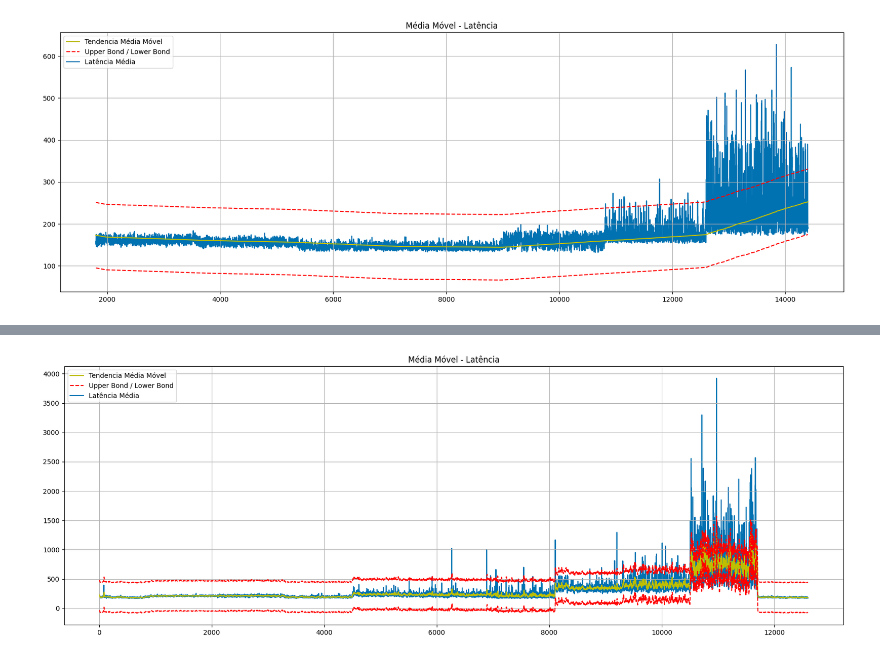
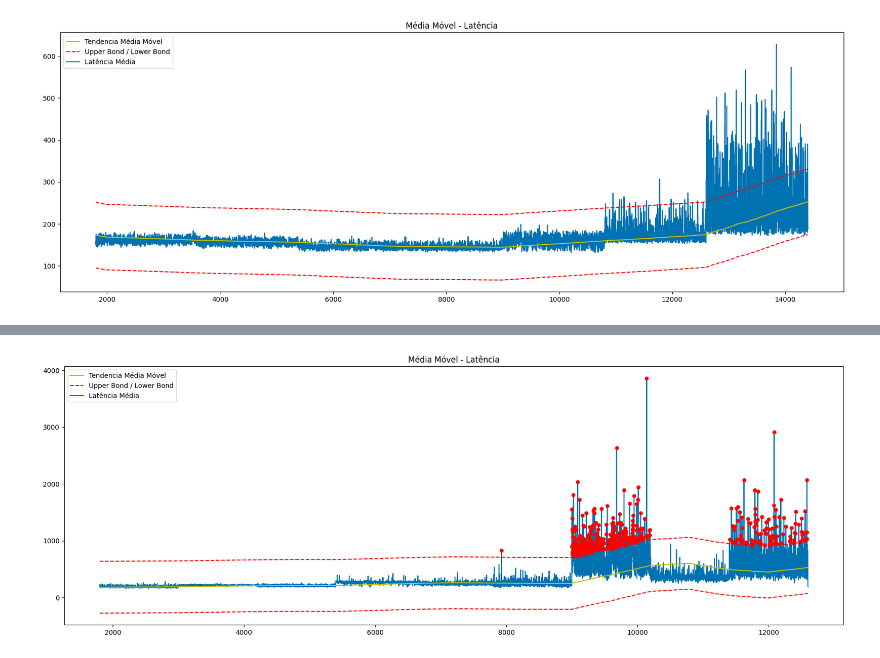
Before and after one commit to pserpaschiavo/svc-degradation-detection, a Jupyter notebook: python/notebooks/00_time_series_analisys.ipynb, the cells around one changed output, grey strips where cells are left out. Drawn from its saved outputs; the diff is of its cells as text; code cells hidden in the pictures.

```diff
--- a/python/notebooks/00_time_series_analisys.ipynb
+++ b/python/notebooks/00_time_series_analisys.ipynb
@@ -27,7 +27,7 @@ plt.style.use('seaborn-v0_8-colorblind')
 def mean_absolute_percentage_error(y_true, y_pred):
     return np.mean(np.abs((y_true - y_pred) / y_true)) * 100
 # %%
-def plotMovingAverage(series, pos_init, pos_final, plot_intervals=False, scale=1.96, plot_anomalies=False):
+def plotMovingAverage(series, pos_init, pos_final, assintotas = False, sub_assintotas = False, plot_intervals=False, scale=1.96, plot_anomalies=False):
 
     """
         series - dataframe with timeseries
@@ -41,7 +41,7 @@ def plotMovingAverage(series, pos_init, pos_final, plot_intervals=False, scale=1
     plt.figure(figsize=(21,7))
     # plt.title("Moving average\n window size = {}".format(window))
     plt.title("Média Móvel - Latência")
-    plt.plot(rolling_mean, "y", label="Tendencia Média Móvel", zorder = 2)
+    plt.plot(rolling_mean[pos_init:pos_final], "y", label="Tendencia Média Móvel", zorder = 2)
 
     # Plot confidence intervals for smoothed values
     if plot_intervals:
@@ -49,8 +49,8 @@ def plotMovingAverage(series, pos_init, pos_final, plot_intervals=False, scale=1
         deviation = np.std(series[pos_init:pos_final] - rolling_mean[pos_init:pos_final])
         lower_bond = rolling_mean - (mae + scale * deviation)
         upper_bond = rolling_mean + (mae + scale * deviation)
-        plt.plot(upper_bond, "r--", label="Upper Bond / Lower Bond")
-        plt.plot(lower_bond, "r--")
+        plt.plot(upper_bond[pos_init:pos_final], "r--", label="Upper Bond / Lower Bond")
+        plt.plot(lower_bond[pos_init:pos_final], "r--")
 
         # Having the intervals, find abnormal values
         if plot_anomalies:
@@ -59,6 +59,16 @@ def plotMovingAverage(series, pos_init, pos_final, plot_intervals=False, scale=1
             anomalies[series>upper_bond] = series[series>upper_bond]
             plt.plot(anomalies, "ro", markersize=5)
 
+    if assintotas:
+        assintotas_list = [1800, 5400, 9000, 12600]
+        for x in assintotas_list:
+            plt.axvline(x=x, color='gray', linestyle='--')
+
+    if sub_assintotas:
+        sub_list = [3000, 4200, 6600, 7800, 10200, 11400]
+        for x in sub_list:
+            plt.axvline(x=x, color='gray', linestyle='--')
+
     plt.plot(series[pos_init:pos_final], label="Latência Média", zorder = 1)
     plt.legend(loc="upper left")
     # plt.grid(True)
@@ -260,4 +274,4 @@ plotMovingAverage(dedicado, 1800, plot_intervals=True)
 # %%
-plotMovingAverage(latencia, 10, plot_intervals=True)
+plotMovingAverage(latencia, 1800, 12600, plot_intervals=True, plot_anomalies=True)
 # %% [output]
-[figure, old version]
+[figure, new version]
```
Also changed, not shown: parts of 9 cells of this notebook, 4 other files.
